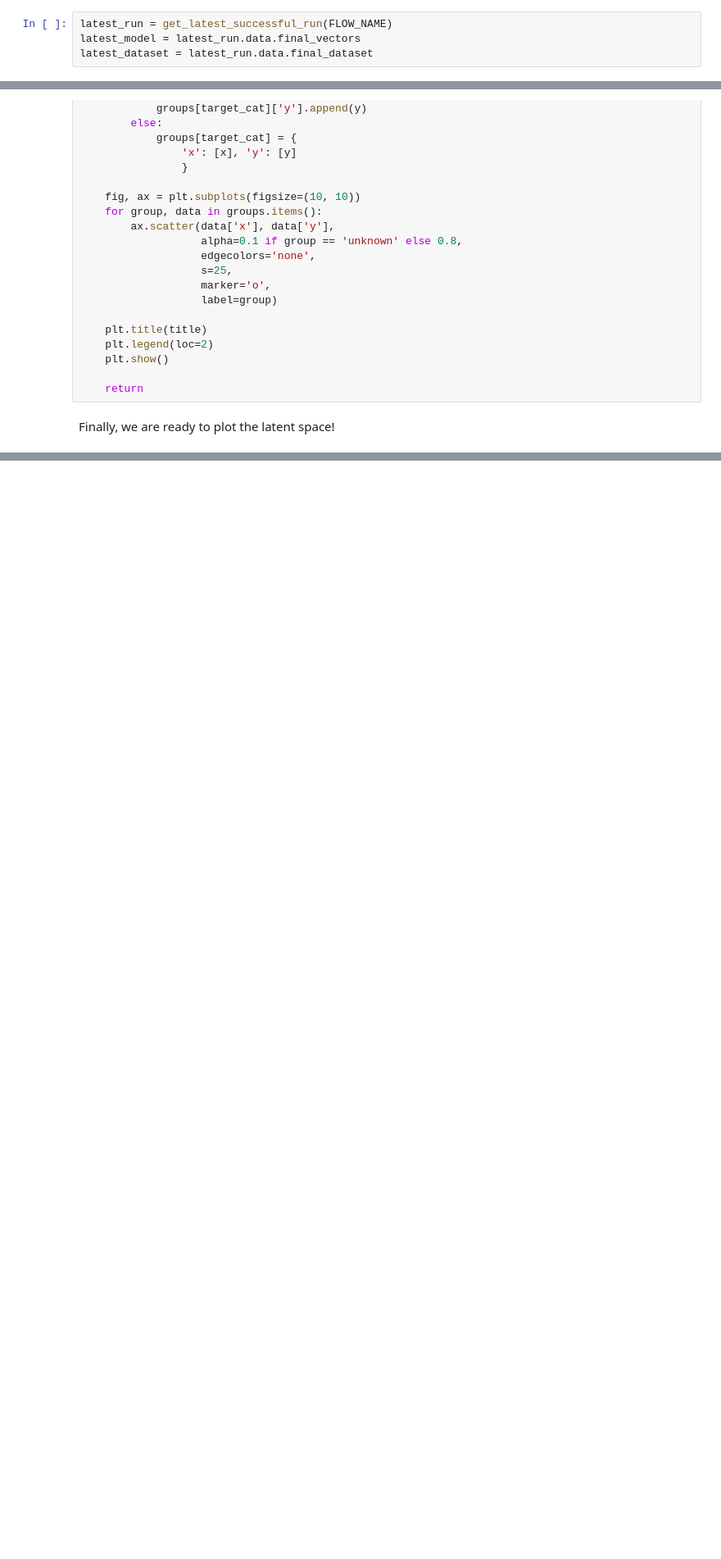
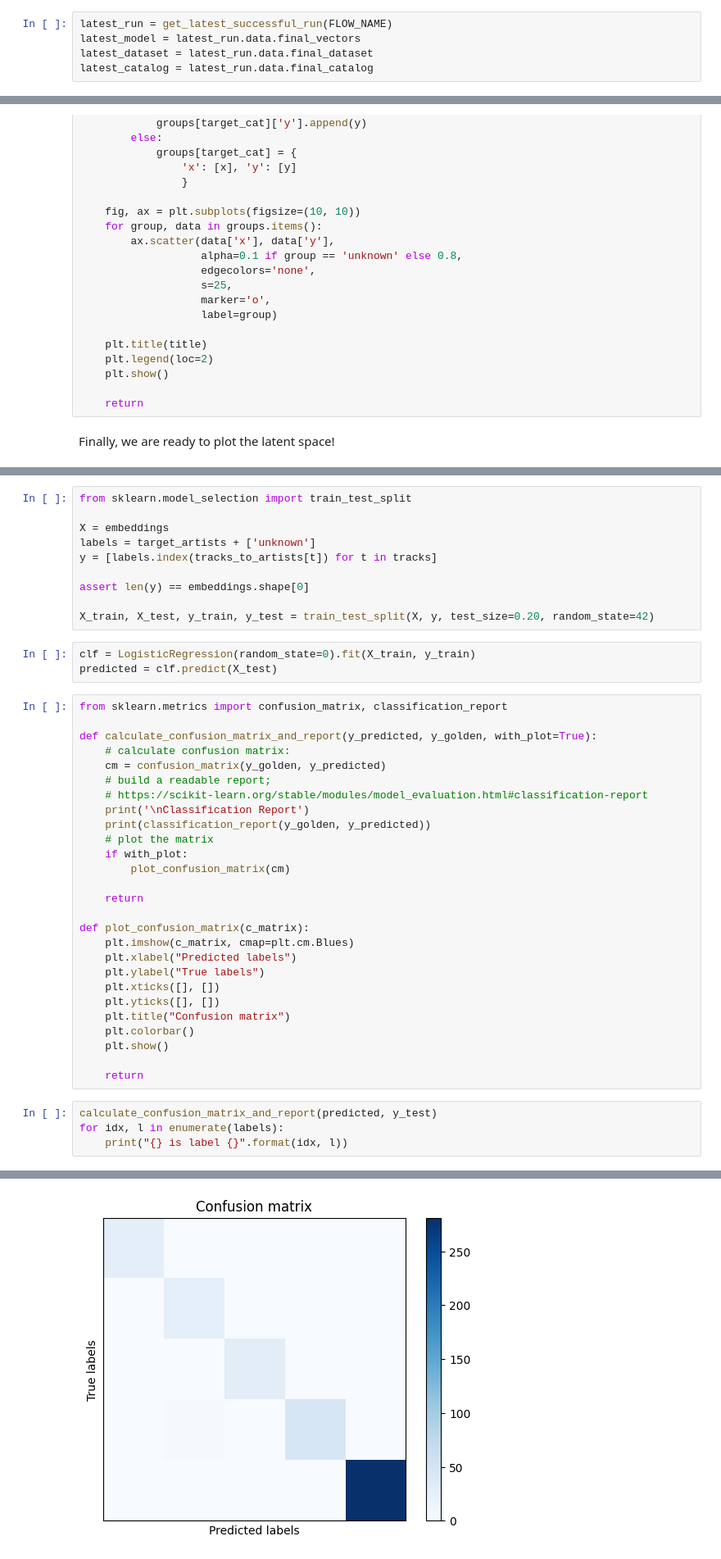
Before and after one commit to jacopotagliabue/MLSys-NYU-2022, a Jupyter notebook: weeks/13/notebooks/explore_RecSys_artifacts.ipynb, the cells around one changed output, grey strips where cells are left out. Shown: that part at 82% size. Cells and saved outputs as stored; diff of their text form; blank space fills up the shorter version.

```diff
--- a/weeks/13/notebooks/explore_RecSys_artifacts.ipynb
+++ b/weeks/13/notebooks/explore_RecSys_artifacts.ipynb
@@ -53,6 +53,7 @@ def get_latest_successful_run(flow_name: str):
 latest_run = get_latest_successful_run(FLOW_NAME)
 latest_model = latest_run.data.final_vectors
 latest_dataset = latest_run.data.final_dataset
+latest_catalog = latest_run.data.final_catalog
 # %% [markdown]
 Check all is in order by printing out some stuff
 # %%
@@ -280,0 +398,45 @@ plot_scatterplot_with_lookup(
+# %%
+from sklearn.model_selection import train_test_split
+
+X = embeddings
+labels = target_artists + ['unknown']
+y = [labels.index(tracks_to_artists[t]) for t in tracks]
+
+assert len(y) == embeddings.shape[0]
+
+X_train, X_test, y_train, y_test = train_test_split(X, y, test_size=0.20, random_state=42)
+# %%
+clf = LogisticRegression(random_state=0).fit(X_train, y_train)
+predicted = clf.predict(X_test)
+# %%
+from sklearn.metrics import confusion_matrix, classification_report
+
+def calculate_confusion_matrix_and_report(y_predicted, y_golden, with_plot=True):
+    # calculate confusion matrix:
+    cm = confusion_matrix(y_golden, y_predicted)
+    # build a readable report;
+    # https://scikit-learn.org/stable/modules/model_evaluation.html#classification-report
+    print('\nClassification Report')
+    print(classification_report(y_golden, y_predicted))
+    # plot the matrix
+    if with_plot:
+        plot_confusion_matrix(cm)
+
+    return
+
+def plot_confusion_matrix(c_matrix):
+    plt.imshow(c_matrix, cmap=plt.cm.Blues)
+    plt.xlabel("Predicted labels")
+    plt.ylabel("True labels")
+    plt.xticks([], [])
+    plt.yticks([], [])
+    plt.title("Confusion matrix")
+    plt.colorbar()
+    plt.show()
+
+    return
+# %%
+calculate_confusion_matrix_and_report(predicted, y_test)
+for idx, l in enumerate(labels):
+    print("{} is label {}".format(idx, l))
+# %% [output]
@@ -280,0 +455 @@ plot_scatterplot_with_lookup(
+[figure, added]
```
Also changed, not shown: parts of 16 cells of this notebook, 1 other file.
